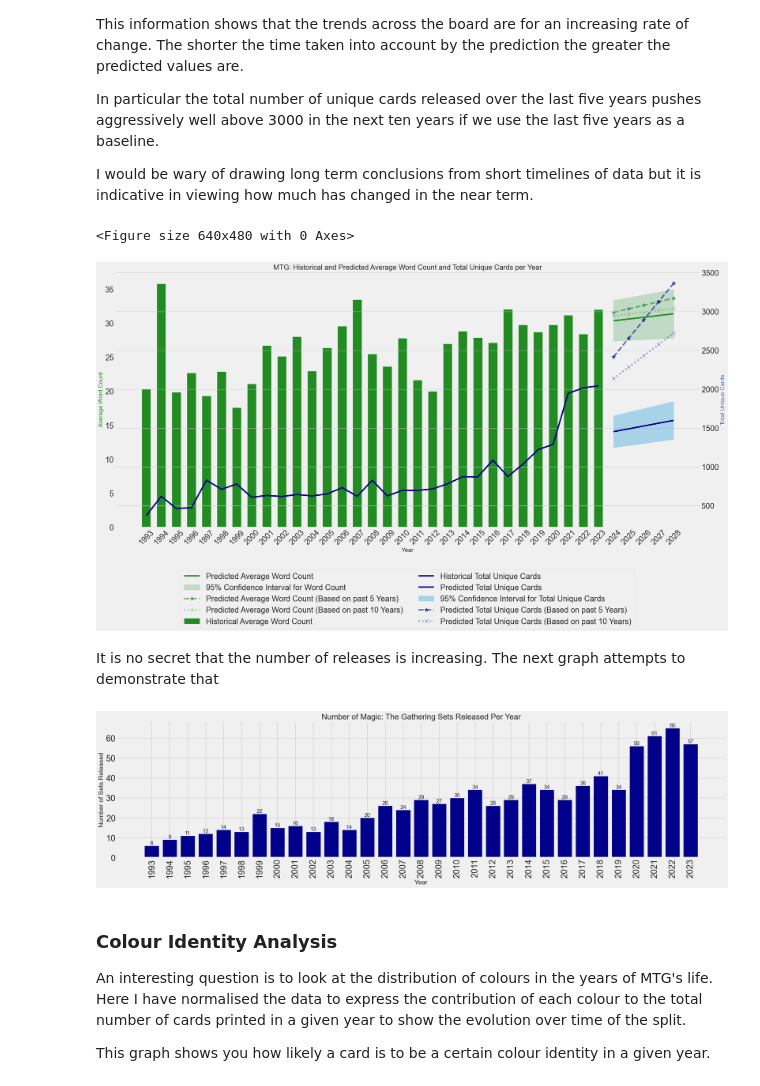
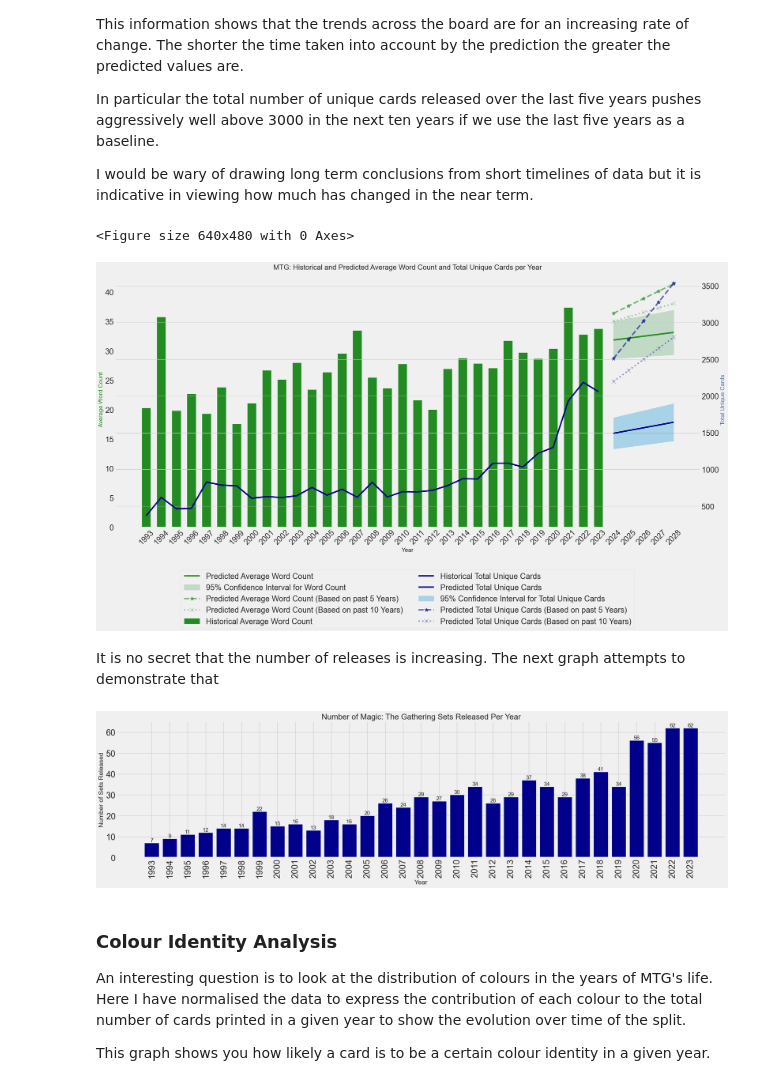
Before and after one commit to LondonBrit/mtg_data_analysis, a Jupyter notebook: Complete Analysis.ipynb, the cells around one changed output. Cells and saved outputs as stored; diff of their text form; code cells hidden in the pictures.

```diff
--- a/Complete Analysis.ipynb
+++ b/Complete Analysis.ipynb
@@ -76,6 +76,9 @@ Both are valid datasets to analyze. I have chosen to analyze the default cards a
 
 I have written a script that keeps the data file constantly up to date using the scryfall API. The script checks the current age of the file and if it is more than a week old it will pull a new one from the scryfall api and update the code to use the new one
 # %%
+# File choice
+file_id = "default"
+
 
 # Constants for the API call
 API_URL = "https://api.scryfall.com/bulk-data"
@@ -93,7 +96,7 @@ def download_file(download_uri, filename):
         return None
 
 # Step 1: Check the directory for the 'default-cards' file
-file_pattern = "default-cards*.json"  # Adjust pattern as needed
+file_pattern = f"{file_id}-cards*.json"  # Adjust pattern as needed
 file_list = glob.glob(file_pattern)
 latest_file = None
 
@@ -110,7 +113,7 @@ if latest_file is None or (datetime.now() - datetime.fromtimestamp(os.path.getmt
     if response.status_code == 200:
         bulk_data_info = response.json()
         for entry in bulk_data_info.get("data", []):
-            if entry["name"].lower() == "default cards":
+            if entry["name"].lower() == f"{file_id} cards":
                 # Found the default cards entry, proceed to download
                 filename = entry["download_uri"].split('/')[-1]
                 data_file = download_file(entry["download_uri"], filename)
@@ -167,7 +170,7 @@ df['oracle_text'] = df['oracle_text'].fillna('')
 #df = df[df['set_name'].isin(valid_sets)]
 
 # Filtering out rows where set_name starts with "un" (case-insensitive)
-df = df[~df['set_name'].str.lower().str.startswith('un')]
+#df = df[~df['set_name'].str.lower().str.startswith('un')]
 
 # Assuming 'released_at' is a string representing dates, convert to datetime
 df['released_at'] = pd.to_datetime(df['released_at'], errors='coerce')
@@ -359,16 +370,15 @@ predict_years_10_uc, predicted_mean_10_uc, predicted_intervals_10_uc, model_10_u
     total_unique_cards_yearly.set_index('year')['total_unique_cards'], 10, num_years_ahead
 )
 
-
 # Plotting
 plt.close('all')
 plt.clf()
-fig, ax1 = plt.subplots(figsize=(25, 15))
+fig, ax2 = plt.subplots(figsize=(25, 15))  # Changed to ax2
 # Use a style sheet
 style.use('fivethirtyeight')
-# Define ax2 with a shared x-axis and independent y-axis
-ax2 = ax1.twinx()
-ax1.grid(False)
+# Define ax1 with a shared x-axis and independent y-axis
+ax1 = ax2.twinx()  # Changed to ax1
+ax2.grid(False)
 
 #Define Alphas
 all_years_alpha = 1
@@ -385,65 +395,65 @@ five_years_line = '--'
 ten_years_line = ':'
 
 # Plot historical average word count data and add labels
-bars = ax1.bar(avg_word_count_per_year.index, avg_word_count_per_year.values, color='ForestGreen', alpha=1, width=0.6, label='Historical Average Word Count')
+bars = ax2.bar(avg_word_count_per_year.index, avg_word_count_per_year.values, color='ForestGreen', alpha=1, width=0.6, label='Historical Average Word Count')  # Changed to ax2
 
 # Plot future predictions for average word count with confidence intervals and add labels
-ax1.plot(predict_years_wc, predicted_mean_wc, color='forestgreen', label='Predicted Average Word Count', alpha=all_years_alpha)
-ax1.fill_between(predict_years_wc, predicted_intervals_wc[:, 0], predicted_intervals_wc[:, 1],color='g',alpha=0.3, label='95% Confidence Interval for Word Count')
+ax2.plot(predict_years_wc, predicted_mean_wc, color='forestgreen', label='Predicted Average Word Count', alpha=all_years_alpha)
+ax2.fill_between(predict_years_wc, predicted_intervals_wc[:, 0], predicted_intervals_wc[:, 1],color='g',alpha=0.3, label='95% Confidence Interval for Word Count')
 
 #Plot future predictions for average word count 5 years ahead with confidence intervals and add labels
-ax1.plot(predict_years_5_wc, predicted_mean_5_wc, label='Predicted Average Word Count (Based on past 5 Years)',color='forestgreen',linestyle=five_years_line,marker=five_years_mark, alpha=five_years_alpha)
+ax2.plot(predict_years_5_wc, predicted_mean_5_wc, label='Predicted Average Word Count (Based on past 5 Years)',color='forestgreen',linestyle=five_years_line,marker=five_years_mark, alpha=five_years_alpha)
 #ax1.fill_between(predict_years_5_wc, predicted_intervals_5_wc[:, 0], predicted_intervals_5_wc[:, 1], color='g', alpha=0.1, label='95% Confidence Interval for Word Count (5 Years)')
 
 #Plot future predictions for average word count 10 years ahead with confidence intervals and add labels
-ax1.plot(predict_years_10_wc, predicted_mean_10_wc,color='forestgreen',linestyle=ten_years_line,marker=ten_years_mark, label='Predicted Average Word Count (Based on past 10 Years)', alpha=ten_years_alpha)
+ax2.plot(predict_years_10_wc, predicted_mean_10_wc,color='forestgreen',linestyle=ten_years_line,marker=ten_years_mark, label='Predicted Average Word Count (Based on past 10 Years)', alpha=ten_years_alpha)
 #ax1.fill_between(predict_years_10_wc, predicted_intervals_10_wc[:, 0], predicted_intervals_10_wc[:, 1], color='g', alpha=0.05, label='95% Confidence Interval for Word Count (10 Years)')
 
 # Plot historical total unique cards data and add labels
-ax2.plot(total_unique_cards_yearly['year'], total_unique_cards_yearly['total_unique_cards'], color='darkblue', label='Historical Total Unique Cards')
+ax1.plot(total_unique_cards_yearly['year'], total_unique_cards_yearly['total_unique_cards'], color='darkblue', label='Historical Total Unique Cards')  # Changed to ax1
 
 # Plotting future predictions for total unique cards
-ax2.plot(predict_years_uc, predicted_mean_uc, color='darkblue', label='Predicted Total Unique Cards', zorder=5, alpha=all_years_alpha)
-ax2.fill_between(predict_years_uc, predicted_intervals_uc[:, 0], predicted_intervals_uc[:, 1], alpha=0.3, label='95% Confidence Interval for Total Unique Cards')
+ax1.plot(predict_years_uc, predicted_mean_uc, color='darkblue', label='Predicted Total Unique Cards', zorder=5, alpha=all_years_alpha)
+ax1.fill_between(predict_years_uc, predicted_intervals_uc[:, 0], predicted_intervals_uc[:, 1], alpha=0.3, label='95% Confidence Interval for Total Unique Cards')
 
 # Plot future predictions for total unique cards 5 years ahead with confidence intervals and add labels
-ax2.plot(predict_years_5_uc, predicted_mean_5_uc, label='Predicted Total Unique Cards (Based on past 5 Years)', color='darkblue',linestyle=five_years_line,marker=five_years_mark,  alpha=five_years_alpha)
+ax1.plot(predict_years_5_uc, predicted_mean_5_uc, label='Predicted Total Unique Cards (Based on past 5 Years)', color='darkblue',linestyle=five_years_line,marker=five_years_mark,  alpha=five_years_alpha)
 #ax2.fill_between(predict_years_5_uc, predicted_intervals_5_uc[:, 0], predicted_intervals_5_uc[:, 1], color='b', alpha=0.1, label='95% Confidence Interval for Total Unique Cards (5 Years)')
 
 # Plot future predictions for total unique cards 10 years ahead with confidence intervals and add labels
-ax2.plot(predict_years_10_uc, predicted_mean_10_uc, label='Predicted Total Unique Cards (Based on past 10 Years)', color='darkblue',linestyle=ten_years_line,marker=ten_years_mark, alpha=ten_years_alpha)
+ax1.plot(predict_years_10_uc, predicted_mean_10_uc, label='Predicted Total Unique Cards (Based on past 10 Years)', color='darkblue',linestyle=ten_years_line,marker=ten_years_mark, alpha=ten_years_alpha)
 #ax2.fill_between(predict_years_10_uc, predicted_intervals_10_uc[:, 0], predicted_intervals_10_uc[:, 1], color='b', alpha=0.05, label='95% Confidence Interval for Total Unique Cards (10 Years)')
 
 
 # Set the labels and title
-ax1.set_xlabel('Year')
-ax1.set_ylabel('Average Word Count', color='forestgreen')
-ax2.set_ylabel('Total Unique Cards', color='b')
-ax1.set_title('MTG: Historical and Predicted Average Word Count and Total Unique Cards per Year')
-
-# Adjust ticks and labels on x-axis to include all years
-all_years = np.concatenate((avg_word_count_per_year.index, predict_years_wc))
-ax1.set_xticks(all_years)
-ax1.set_xticklabels([str(year) for year in all_years], rotation=45)
+ax2.set_xlabel('Year')  # Changed to ax2
+ax2.set_ylabel('Average Word Count', color='forestgreen')  # Changed to ax2
+ax1.set_ylabel('Total Unique Cards', color='b')  # Changed to ax1
+ax2.set_title('MTG: Historical and Predicted Average Word Count and Total Unique Cards per Year')  # Changed to ax2
 
 # Combine legends from both axes into one
-lines, labels = ax1.get_legend_handles_labels()
-lines2, labels2 = ax2.get_legend_handles_labels()
+lines, labels = ax2.get_legend_handles_labels()  # Changed to ax2
+lines2, labels2 = ax1.get_legend_handles_labels()  # Changed to ax1
 
 # Customizing legend placement to be under the x-axis
 ax1.legend(lines + lines2, labels + labels2, loc='upper center', bbox_to_anchor=(0.5, -0.15), ncol=2)
 
 # Make sure everything fits without overlapping
 plt.tight_layout()
 
+# Adjust ticks and labels on x-axis to include all years
+all_years = np.concatenate((avg_word_count_per_year.index, predict_years_wc))
+ax2.set_xticks(all_years)
+ax2.set_xticklabels([str(year) for year in all_years], rotation=45)
+
 # Display the plot
 plt.show()
 
 # Close the plot explicitly to avoid resource warnings
 plt.close(fig)
 # %% [output]
 <Figure size 640x480 with 0 Axes>
-[figure, old version]
+[figure, new version]
 # %% [markdown]
 It is no secret that the number of releases is increasing. The next graph attempts to demonstrate that
 # %%
@@ -475,7 +485,7 @@ for i, val in enumerate(sets_per_year['Number of Sets Released']):
 # Show the plot
 plt.show()
 # %% [output]
-[figure, old version]
+[figure, new version]
 # %% [markdown]
 ### Colour Identity Analysis
 
```
Also changed, not shown: parts of 21 cells of this notebook, 2 other files.
